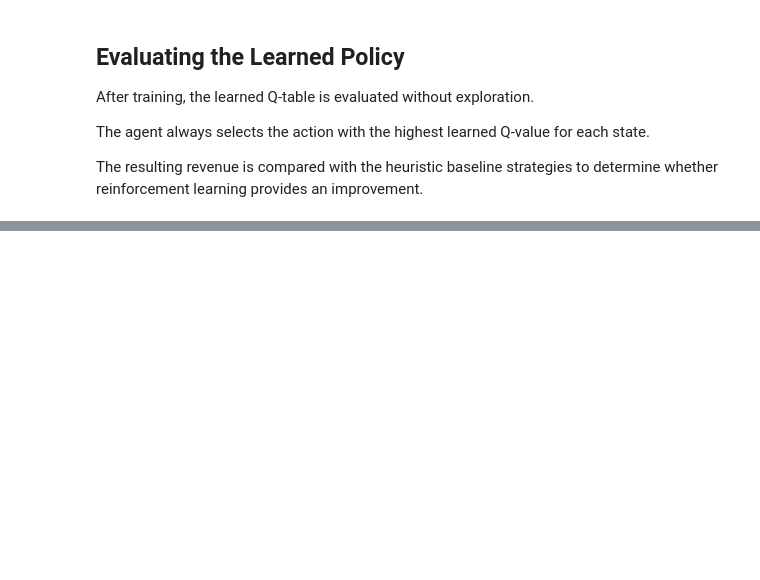
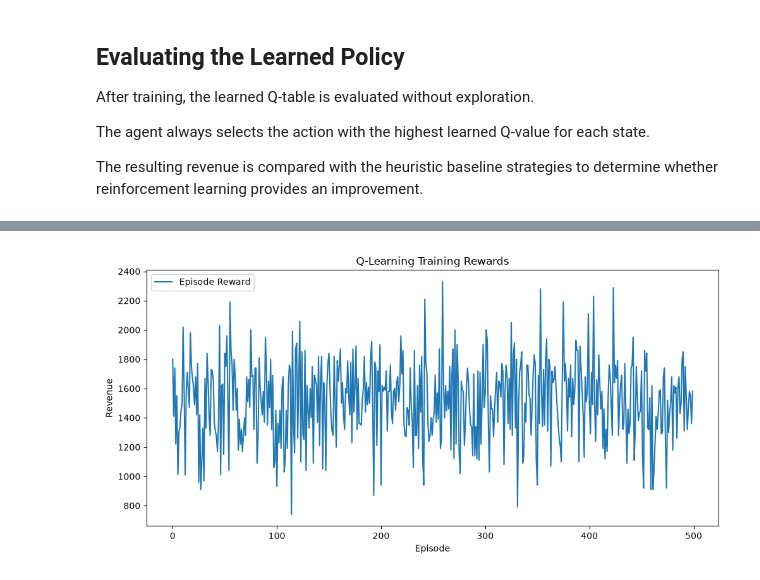
Before and after one commit to snpdsai/travel-hospitality-rl-dynamic-pricing, a Jupyter notebook: notebooks/02_baselines_qlearning.ipynb, the cells around one changed output, grey strips where cells are left out. Cells and saved outputs as stored; diff of their text form; code cells hidden in the pictures; blank space fills up the shorter version.

Commit message:
Add Q-Learning evaluation visualizations and performance comparison

```diff
--- a/notebooks/02_baselines_qlearning.ipynb
+++ b/notebooks/02_baselines_qlearning.ipynb
@@ -151,0 +158,6 @@ evaluate_qlearning(agent)
+# %%
+from IPython.display import Image
+
+Image("../outputs/figures/qlearning_training_curve.png")
+# %% [output]
+[figure, added]
```
Also changed, not shown: parts of 5 cells of this notebook, 4 other files.
